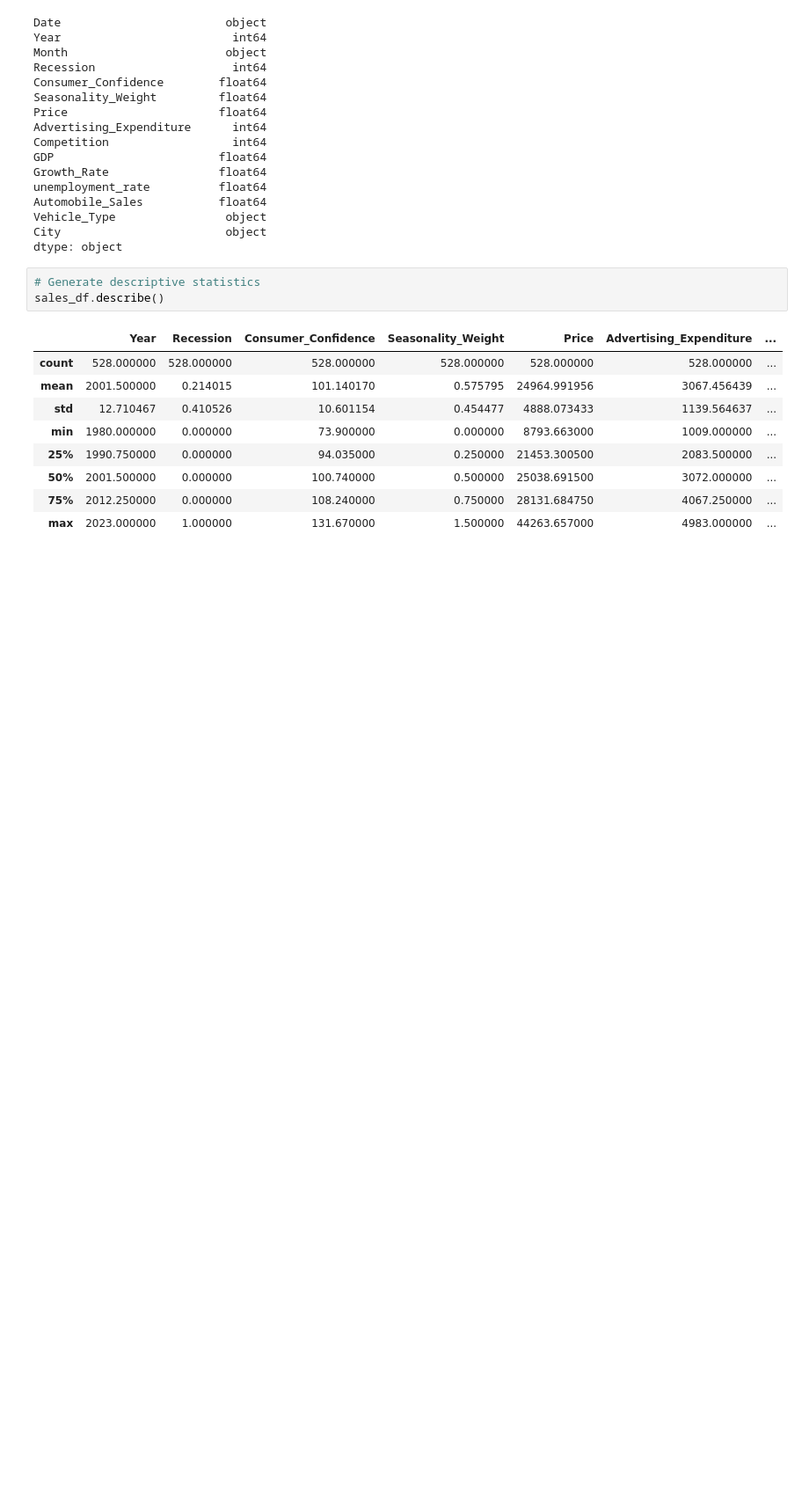
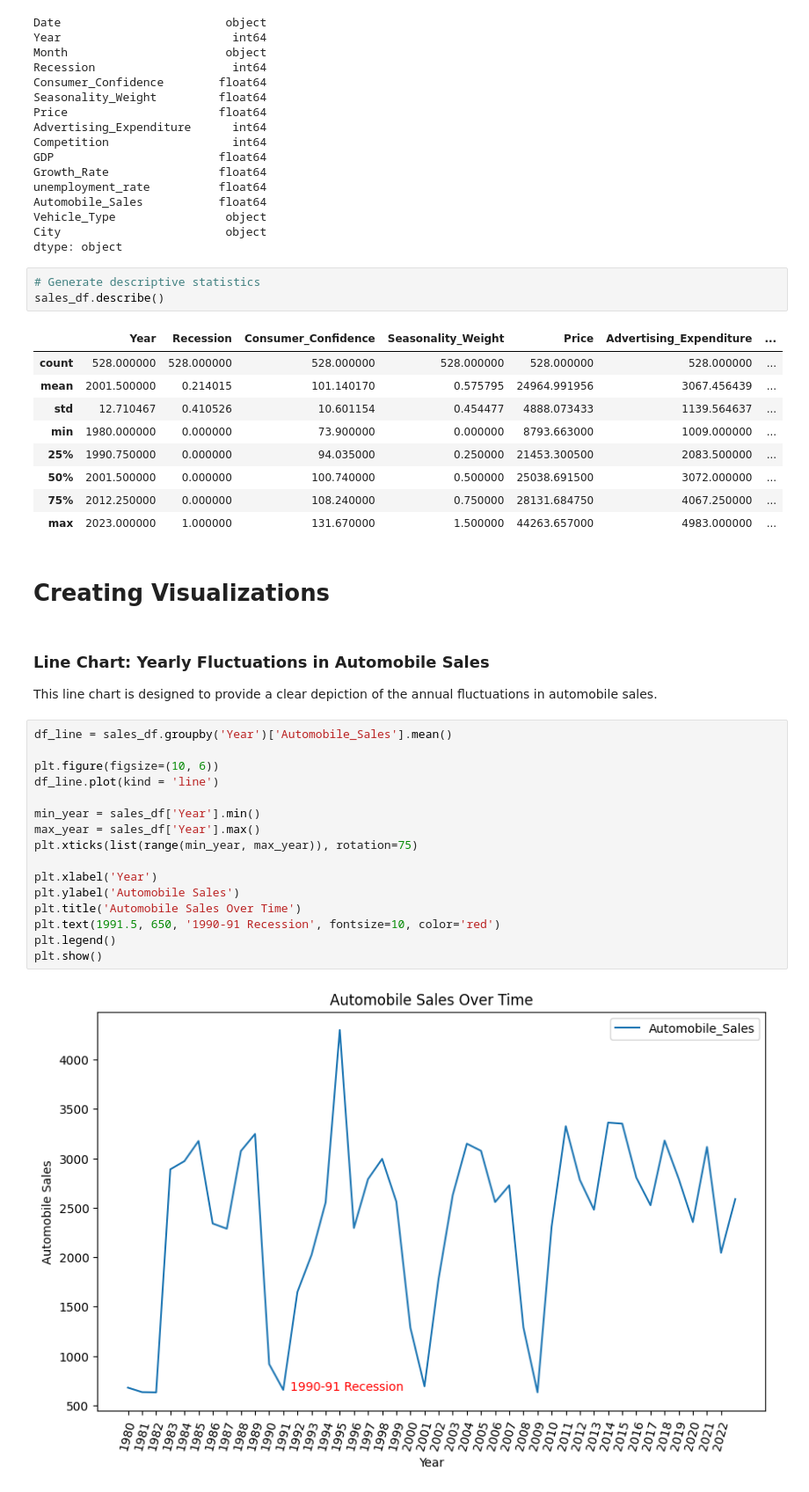
Before and after one commit to LucasTBandeira/AutomobileSalesAnalysis, a Jupyter notebook: RecessionVisualization.ipynb, the cells around one changed output. Shown: that part at 88% size. Saved outputs shown, nothing was run; the diff lists cells and outputs as text; blank space fills up the shorter version.

Commit message:
Line charts comparing automobile sales

```diff
--- a/RecessionVisualization.ipynb
+++ b/RecessionVisualization.ipynb
@@ -67,3 +67,26 @@ sales_df.describe()
 | 50% | 2001.500000 | 0.000000 | 100.740000 | 0.500000 | 25038.691500 | 3072.000000 | ... |
 | 75% | 2012.250000 | 0.000000 | 108.240000 | 0.750000 | 28131.684750 | 4067.250000 | ... |
 | max | 2023.000000 | 1.000000 | 131.670000 | 1.500000 | 44263.657000 | 4983.000000 | ... |
+# %% [markdown]
+# Creating Visualizations
+# %% [markdown]
+### Line Chart: Yearly Fluctuations in Automobile Sales
+This line chart is designed to provide a clear depiction of the annual fluctuations in automobile sales.
+# %%
+df_line = sales_df.groupby('Year')['Automobile_Sales'].mean()
+
+plt.figure(figsize=(10, 6))
+df_line.plot(kind = 'line')
+
+min_year = sales_df['Year'].min()
+max_year = sales_df['Year'].max()
+plt.xticks(list(range(min_year, max_year)), rotation=75)
+
+plt.xlabel('Year')
+plt.ylabel('Automobile Sales')
+plt.title('Automobile Sales Over Time')
+plt.text(1991.5, 650, '1990-91 Recession', fontsize=10, color='red')
+plt.legend()
+plt.show()
+# %% [output]
+[figure, added]
```
Also changed, not shown: parts of 2 cells of this notebook.
